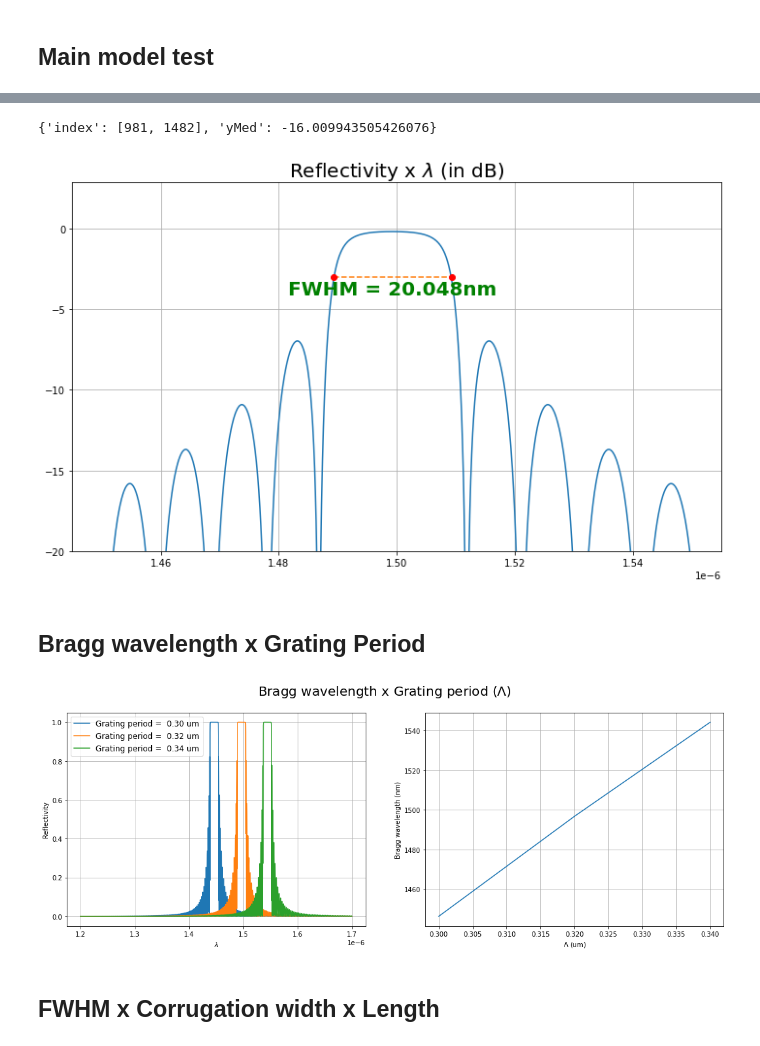
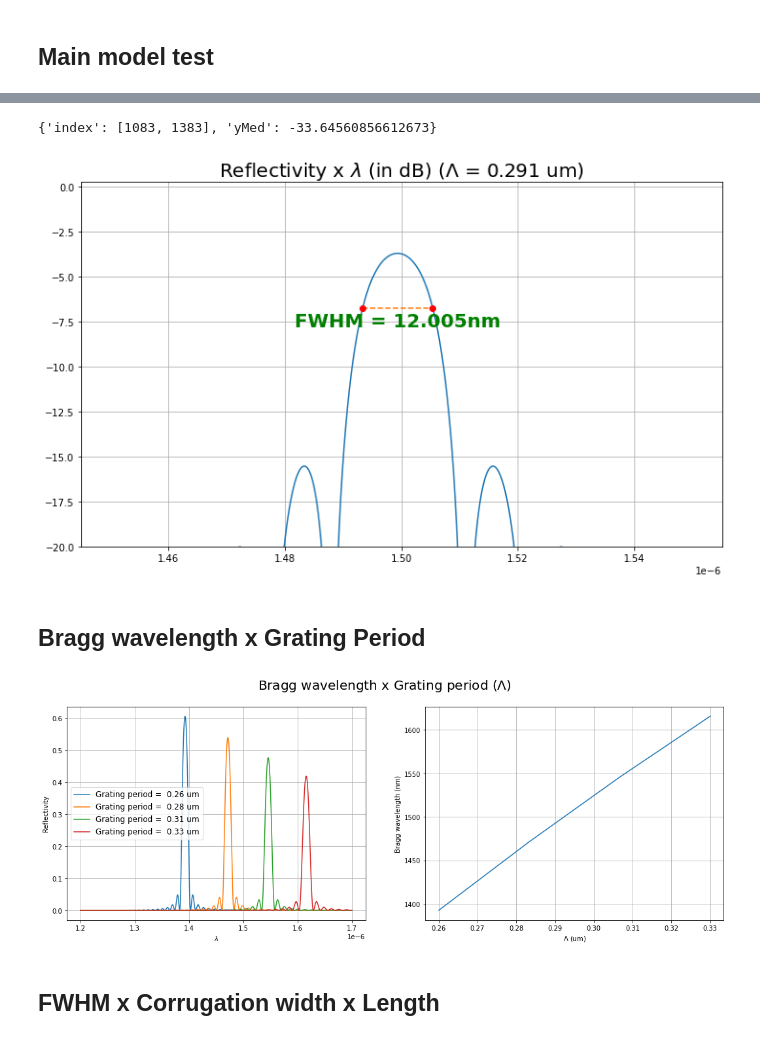
Before and after one commit to CaioRodrigues200/Photonics-training, a Jupyter notebook: Projects/Bragg Grating/SimulationFiles/GratingAssembly.ipynb, the cells around one changed output, grey strips where cells are left out. Cells and saved outputs as stored; diff of their text form; code cells hidden in the pictures.

Commit message:
Bragg Fiber Grating - Update 7

```diff
--- a/Projects/Bragg Grating/SimulationFiles/GratingAssembly.ipynb
+++ b/Projects/Bragg Grating/SimulationFiles/GratingAssembly.ipynb
@@ -218,13 +234,13 @@ xaxis = SWvMatrix['wavelength']
 
 plt.figure(figsize=(12,7))
 plt.plot(SWvMatrix['wavelength'],10*np.log10(abs(SWvMatrix['s11'])**2))
-plt.title(r"Reflectivity x $\lambda$ (in dB)",fontsize=20)
+plt.title(r"Reflectivity x $\lambda$ (in dB) ($\Lambda$ = "+ "{:.3f} um)".format(Vp*1e6),fontsize=20)
 plt.ylim(bottom=-20)
 plt.grid()
 
 pnts = signalLv(10*np.log10(abs(SWvMatrix['s11'])**2),0.5,"log10")
 xcoords = pnts['index']
-average = -3
+average = -6.75
 
 xcoffset = int(len(xcoords)/2) - 1
 diff = xaxis[xcoords[xcoffset+1]] - xaxis[xcoords[xcoffset]]
@@ -235,15 +251,15 @@ for i in range(len(xcoords)):
     plt.plot(xaxis[xcoords[i]], average,'o',color='r')
 print(pnts)
 # %% [output]
-{'index': [981, 1482], 'yMed': -16.009943505426076}
+{'index': [1083, 1383], 'yMed': -33.64560856612673}
-[figure, old version]
+[figure, new version]
 # %% [markdown]
 ## Bragg wavelength x Grating Period
 # %%
 # Iteration stage -------------------------------------------
 
-gpRange = [0.30e-6, 0.34e-6]   # Grating period range
-gpPoints = 3                   # Grating period points
+gpRange = [0.26e-6, 0.33e-6]   # Grating period range
+gpPoints = 4                   # Grating period points
 
 Vpi = np.linspace(gpRange[0],gpRange[1],gpPoints)
 bwave_i = np.zeros(gpPoints)
@@ -255,7 +271,7 @@ for i in range(gpPoints):
     bragg.switchtolayout()
     # Assembly stage --------------------------------------------
 
-    L = 100e-6
+    L = 25e-6
     VpNum = int(L/(Vpi[i]))
 
     # Substract setting
@@ -287,34 +303,34 @@ for i in range(gpPoints):
     bragg.setemeanalysis("wavelength sweep",1)
     bragg.setemeanalysis("start wavelength",1.2e-6)
     bragg.setemeanalysis("stop wavelength",1.7e-6)
     bragg.setemeanalysis("number of wavelength points",3000)
     bragg.emesweep("wavelength sweep")
 
     SWvMatrix = bragg.getemesweep("S_wavelength_sweep")
     A = bragg.getresult("EME","user s matrix")
 
     yaxis = abs(SWvMatrix['s11'])**2
     xaxis = SWvMatrix['wavelength']
 
     ax[0].plot(SWvMatrix['wavelength'],abs(SWvMatrix['s11'])**2,label="Grating period = {:5.2f} um".format(Vpi[i]*1e6))
 
     pnts = signalLv(abs(SWvMatrix['s11'])**2,0.5,"linear")
     xcoords = pnts['index']
     average = pnts['yMed']
 
     bwave_i[i] = xaxis[int(xcoords[0] + (xcoords[-1] - xcoords[0])/2)]
 
 ax[0].set_ylabel('Reflectivity')
 ax[0].set_xlabel(r'$\lambda$')
 ax[0].legend(fontsize=12)
 ax[0].grid()
 
 ax[1].plot(Vpi*1e6,bwave_i*1e9)
 ax[1].set_ylabel('Bragg wavelength (nm)')
 ax[1].set_xlabel(r'$\Lambda$ (um)')
 ax[1].grid()
 # %% [output]
-[figure, old version]
+[figure, new version]
 # %% [markdown]
 ## FWHM x Corrugation width x Length
 # %%
```
Also changed, not shown: parts of 11 cells of this notebook, 10 other files.
